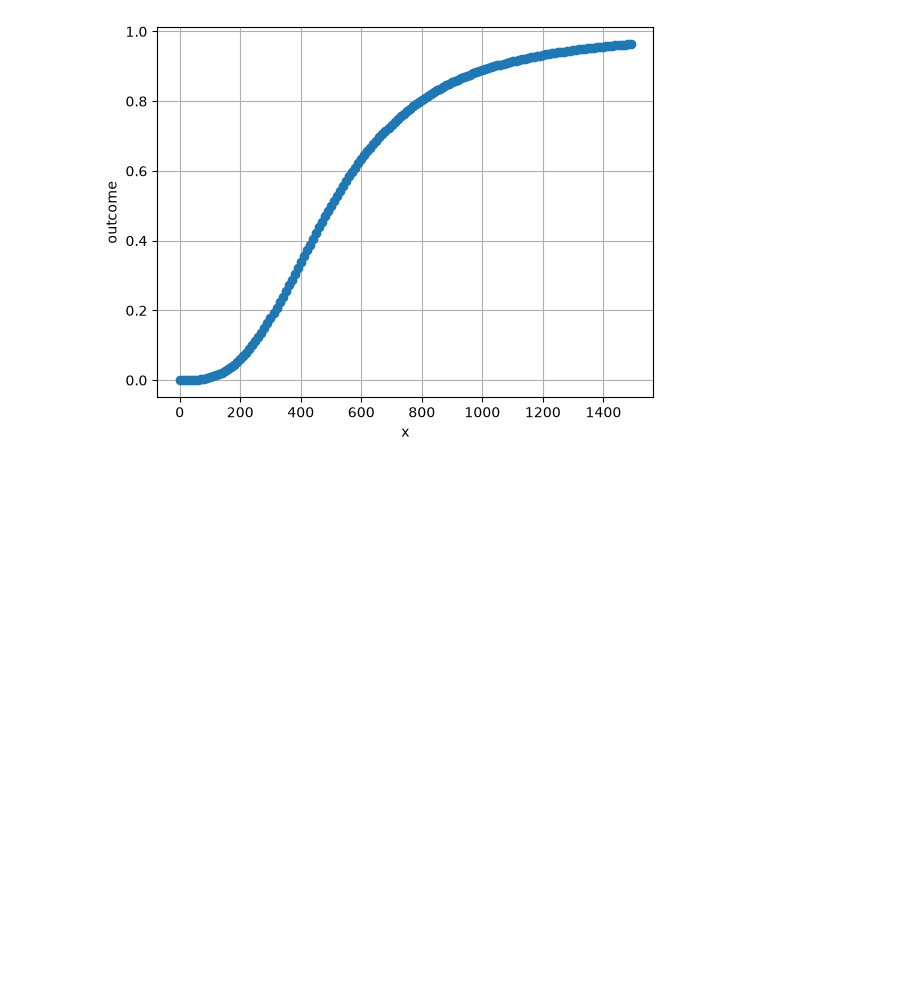
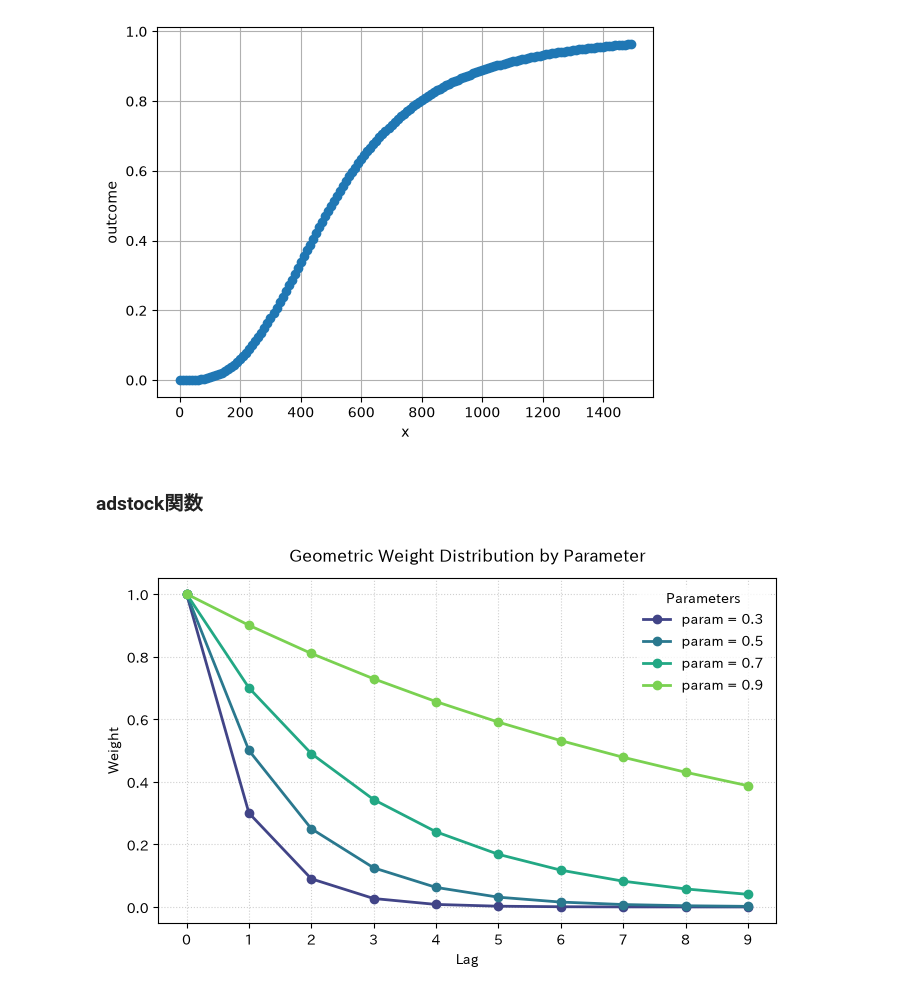
Before and after one commit to kzappmusi9/causal_inference_on_python, a Jupyter notebook: code/hill_functions.ipynb, the cells around one changed output. Saved outputs shown, nothing was run; the diff lists cells and outputs as text; code cells hidden in the pictures; blank space fills up the shorter version.

```diff
--- a/code/hill_functions.ipynb
+++ b/code/hill_functions.ipynb
@@ -41,3 +41,68 @@ plt.show()
 #----------------------------------------------------
 # %% [output]
 [figure]
+# %% [markdown]
+### adstock関数
+# %%
+"""
+- weight geometric
+    w(l) = α^l ; 0<α<1, l=0,...,l-1
+"""
+#関数定義
+#--------------------------------------------------------------------------
+
+def weight_geo(a:float, l:float):
+    # 0 〜 1 の範囲に制限
+    if not (0 < a < 1):
+        raise ValueError(f"aは 0<a<1 で指定してください（入力値: {a}）")
+    else:
+        return a**l
+
+#--------------------------------------------------------------------------
+#実測値
+#--------------------------------------------------------------------------
+
+import matplotlib.pyplot as plt
+import japanize_matplotlib
+
+# 1. 比較したいパラメータとLagの設定
+params = [0.3, 0.5, 0.7, 0.9]
+lags = list(range(10))
+
+# カラーマップを使って自動で綺麗なグラデーション色を作成
+# （または colors = ['blue', 'green', 'orange', 'red'] のように直接指定も可）
+colors = plt.cm.viridis([0.2, 0.4, 0.6, 0.8])
+
+# 2. グラフ描画の準備
+fig, ax = plt.subplots(figsize=(7, 4.5), dpi=100)
+
+# 3. ループ処理で計算と描画をまとめて実行
+for p, color in zip(params, colors):
+    # パラメータごとに weight を計算
+    weights = [weight_geo(p, l) for l in lags]
+
+    # グラフを描画（labelにパラメータ値を埋め込む）
+    ax.plot(lags, weights, marker='o', color=color, linewidth=2,
+            label=f'param = {p}')
+
+# 4. 装飾設定
+ax.set_title('Geometric Weight Distribution by Parameter', fontsize=12, pad=12)
+ax.set_xlabel('Lag', fontsize=10)
+ax.set_ylabel('Weight', fontsize=10)
+
+# X軸の目盛りを整数（0~9）に固定
+ax.set_xticks(lags)
+
+# グリッド線を薄く描画
+ax.grid(True, linestyle=':', alpha=0.6)
+
+# 凡例の設定（グラフの外側や分かりやすい場所に配置）
+ax.legend(title='Parameters', frameon=True, facecolor='white', edgecolor='none')
+
+# レイアウト調整
+plt.tight_layout()
+plt.show()
+
+#--------------------------------------------------------------------------
+# %% [output]
+[figure, added]
```
Also changed, not shown: parts of 4 cells of this notebook.
